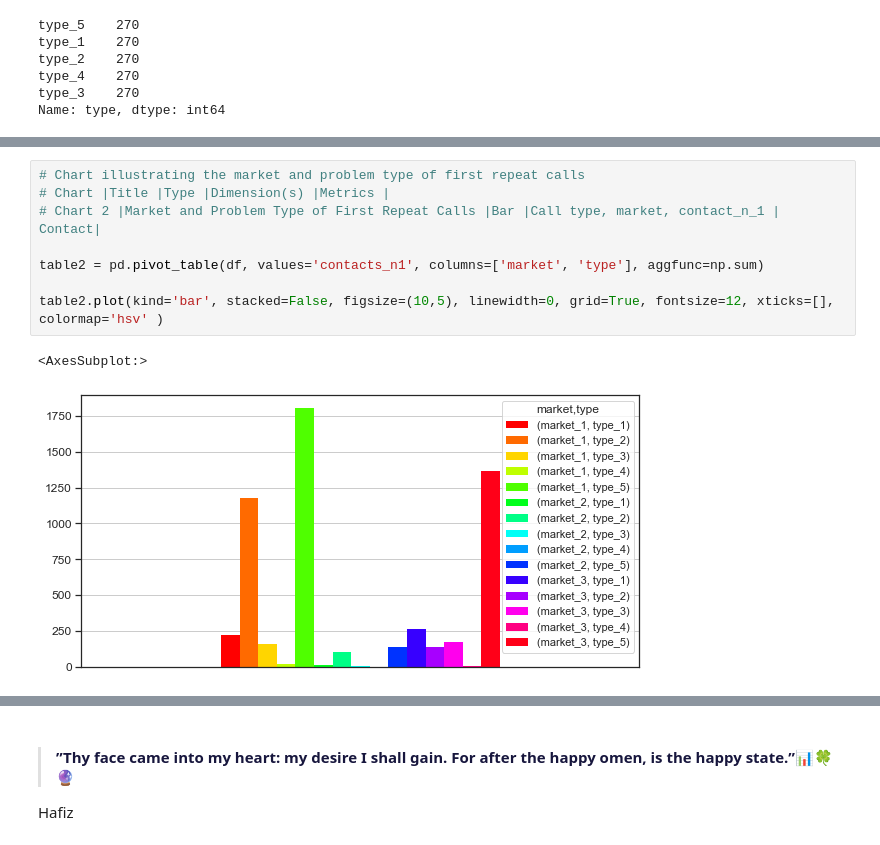
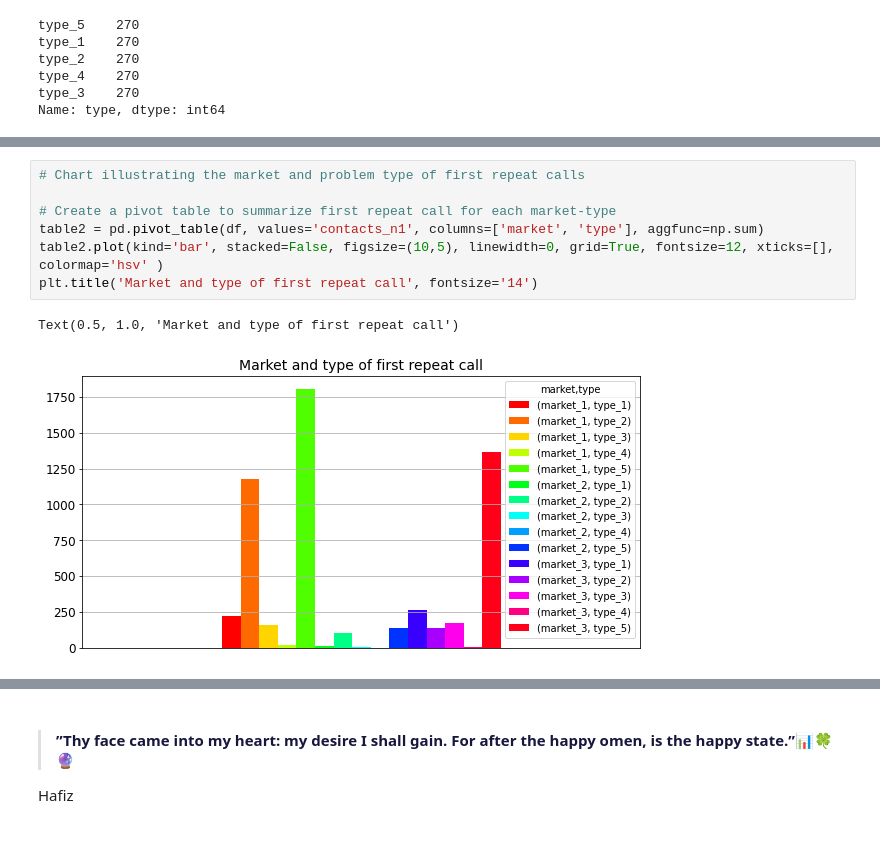
Before and after one commit to RoyPrs/How-Can-an-Internet-Provider-Business-Play-more-Intelligently, a Jupyter notebook: End to End BI Project.ipynb, the cells around one changed output, grey strips where cells are left out. Saved outputs shown, nothing was run; the diff lists cells and outputs as text.

```diff
--- a/End to End BI Project.ipynb
+++ b/End to End BI Project.ipynb
@@ -652,13 +680,12 @@ date_created
 # %%
 # Chart illustrating the market and problem type of first repeat calls
-# Chart |Title |Type |Dimension(s) |Metrics |
-# Chart 2 |Market and Problem Type of First Repeat Calls |Bar |Call type, market, contact_n_1 | Contact|
 
+# Create a pivot table to summarize first repeat call for each market-type
 table2 = pd.pivot_table(df, values='contacts_n1', columns=['market', 'type'], aggfunc=np.sum)
-
 table2.plot(kind='bar', stacked=False, figsize=(10,5), linewidth=0, grid=True, fontsize=12, xticks=[], colormap='hsv' )
+plt.title('Market and type of first repeat call', fontsize='14')
 # %% [output]
-<AxesSubplot:>
+Text(0.5, 1.0, 'Market and type of first repeat call')
-[figure, old version]
+[figure, new version]
 # %%
 # A chart or table exploring repeat calls by market and problem type
```
Also changed, not shown: parts of 9 cells of this notebook.
